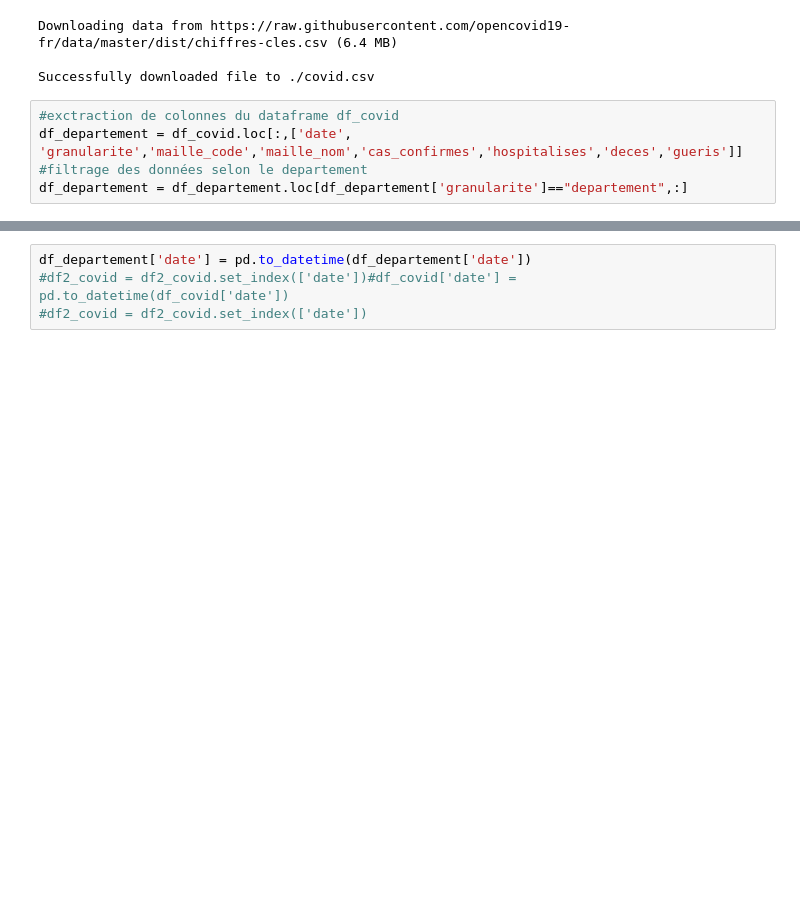
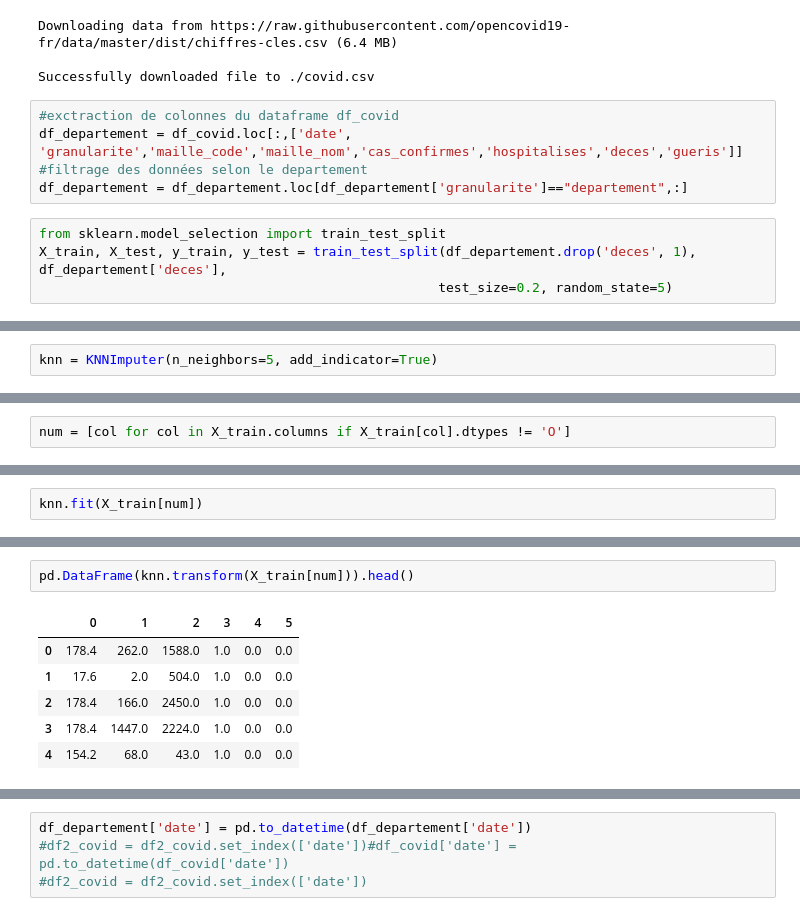
Before and after one commit to jihene-b3/covidviz, a Jupyter notebook: Notebook/General_features.ipynb, the cells around one changed output, grey strips where cells are left out. Cells and saved outputs as stored; diff of their text form; blank space fills up the shorter version.

```diff
--- a/Notebook/General_features.ipynb
+++ b/Notebook/General_features.ipynb
@@ -30,3 +30,7 @@ Successfully downloaded file to ./covid.csv
 df_departement = df_covid.loc[:,['date', 'granularite','maille_code','maille_nom','cas_confirmes','hospitalises','deces','gueris']]
 #filtrage des données selon le departement
 df_departement = df_departement.loc[df_departement['granularite']=="departement",:]
+# %%
+from sklearn.model_selection import train_test_split
+X_train, X_test, y_train, y_test = train_test_split(df_departement.drop('deces', 1), df_departement['deces'],
+                                                   test_size=0.2, random_state=5)
@@ -32,0 +51,2 @@ df_departement = df_departement.loc[df_departement['granularite']=="departement"
+# %%
+knn = KNNImputer(n_neighbors=5, add_indicator=True)
@@ -32,0 +57,2 @@ df_departement = df_departement.loc[df_departement['granularite']=="departement"
+# %%
+num = [col for col in X_train.columns if X_train[col].dtypes != 'O']
@@ -32,0 +68,2 @@ df_departement = df_departement.loc[df_departement['granularite']=="departement"
+# %%
+knn.fit(X_train[num])
@@ -32,0 +82,9 @@ df_departement = df_departement.loc[df_departement['granularite']=="departement"
+# %%
+pd.DataFrame(knn.transform(X_train[num])).head()
+# %% [output]
+|  | 0 | 1 | 2 | 3 | 4 | 5 |
+| 0 | 178.4 | 262.0 | 1588.0 | 1.0 | 0.0 | 0.0 |
+| 1 | 17.6 | 2.0 | 504.0 | 1.0 | 0.0 | 0.0 |
+| 2 | 178.4 | 166.0 | 2450.0 | 1.0 | 0.0 | 0.0 |
+| 3 | 178.4 | 1447.0 | 2224.0 | 1.0 | 0.0 | 0.0 |
+| 4 | 154.2 | 68.0 | 43.0 | 1.0 | 0.0 | 0.0 |
```
Also changed, not shown: parts of 9 cells of this notebook, 55 other files.
